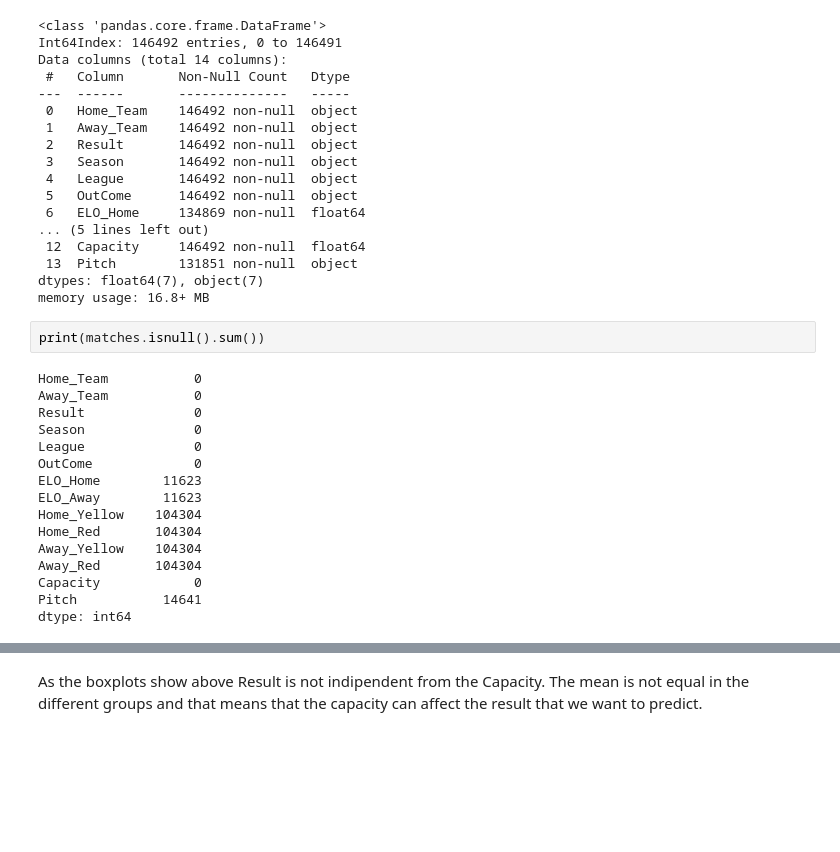
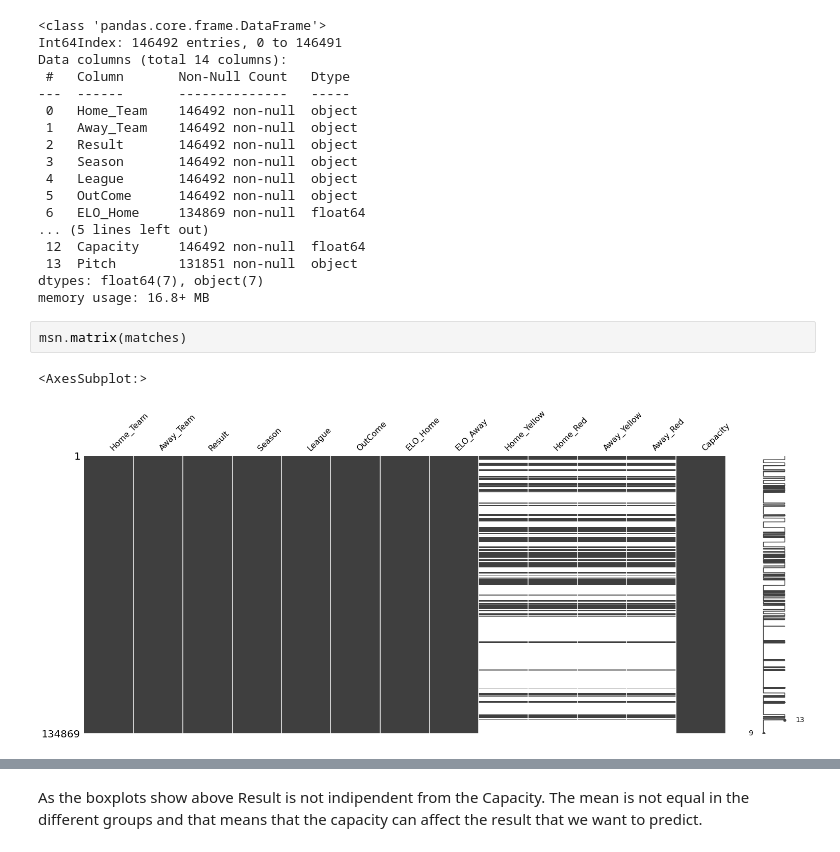
Before and after one commit to alessandroNarcisi96/Football-Match-Outcome-Prediction, a Jupyter notebook: project.ipynb, the cells around one changed output, grey strips where cells are left out. Drawn from its saved outputs; the diff is of its cells as text; blank space fills up the shorter version.

```diff
--- a/project.ipynb
+++ b/project.ipynb
@@ -190,22 +194,9 @@ Data columns (total 14 columns):
  13  Pitch        131851 non-null  object
 dtypes: float64(7), object(7)
 memory usage: 16.8+ MB
-# %%
-print(matches.isnull().sum())
-# %% [output]
-Home_Team           0
-Away_Team           0
-Result              0
-Season              0
-League              0
-OutCome             0
-ELO_Home        11623
-ELO_Away        11623
-Home_Yellow    104304
-Home_Red       104304
-Away_Yellow    104304
-Away_Red       104304
-Capacity            0
-Pitch           14641
-dtype: int64
+# %%
+msn.matrix(matches)
+# %% [output]
+<AxesSubplot:>
+[figure, added]
 # %%
```
Also changed, not shown: parts of 5 cells of this notebook, 7 other files.
